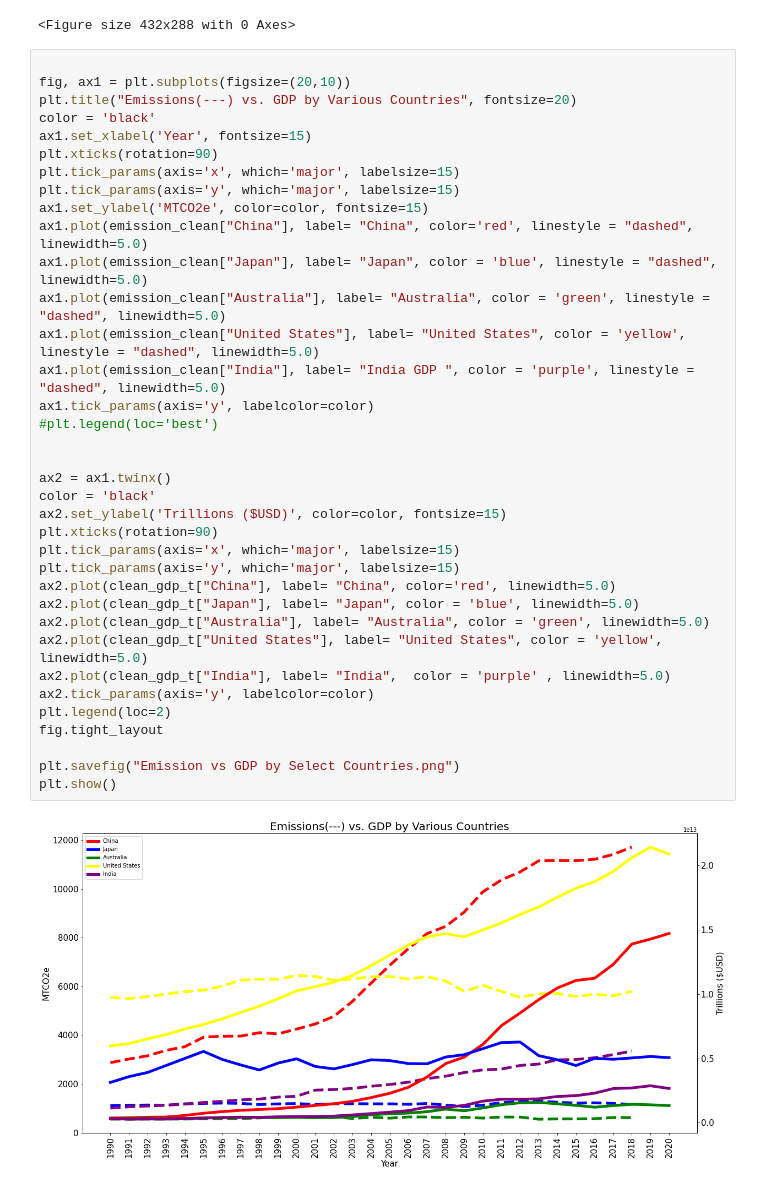
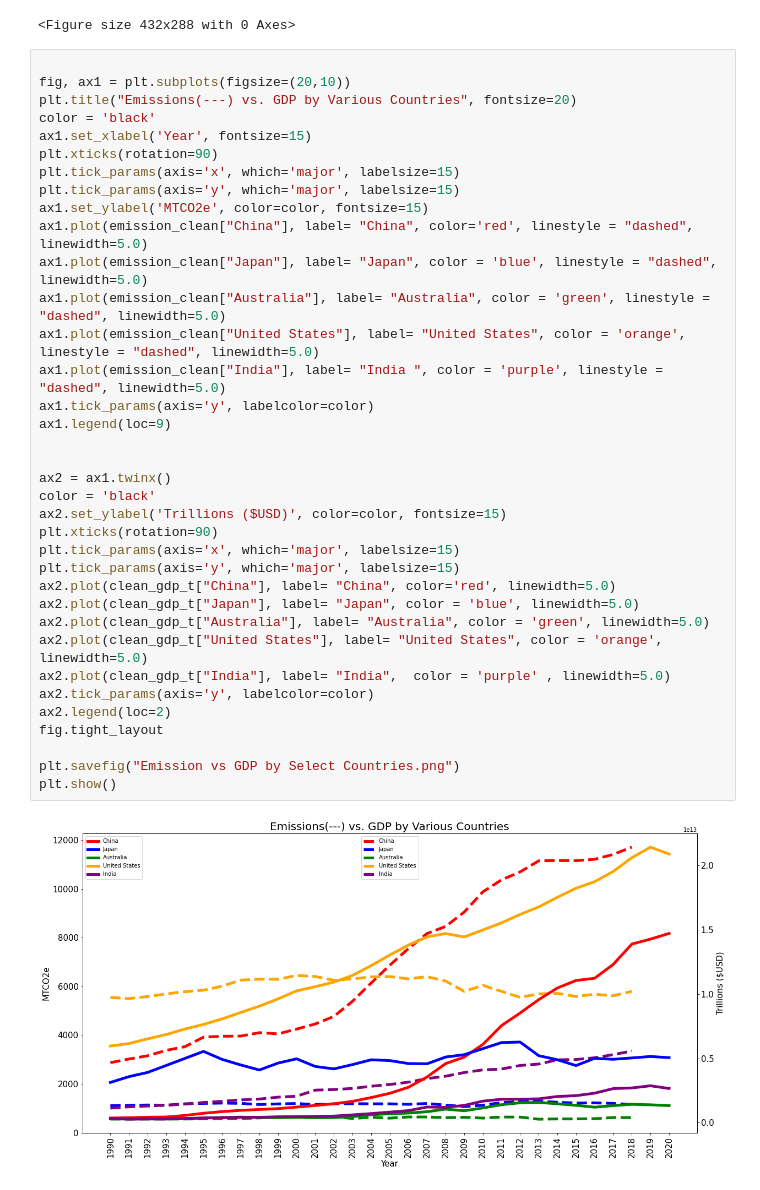
Before and after one commit to douglas-robertson/Project1, a Jupyter notebook: Data Files/Individual Country GDP vs. Emissions .ipynb, the cells around one changed output. Saved outputs shown, nothing was run; the diff lists cells and outputs as text.

```diff
--- a/Data Files/Individual Country GDP vs. Emissions .ipynb
+++ b/Data Files/Individual Country GDP vs. Emissions .ipynb
@@ -162,36 +162,36 @@ plt.savefig('5 Country Emisions Snapshot.png')
 fig, ax1 = plt.subplots(figsize=(20,10))
 plt.title("Emissions(---) vs. GDP by Various Countries", fontsize=20)
 color = 'black'
 ax1.set_xlabel('Year', fontsize=15)
 plt.xticks(rotation=90)
 plt.tick_params(axis='x', which='major', labelsize=15)
 plt.tick_params(axis='y', which='major', labelsize=15)
 ax1.set_ylabel('MTCO2e', color=color, fontsize=15)
 ax1.plot(emission_clean["China"], label= "China", color='red', linestyle = "dashed", linewidth=5.0)
 ax1.plot(emission_clean["Japan"], label= "Japan", color = 'blue', linestyle = "dashed", linewidth=5.0)
 ax1.plot(emission_clean["Australia"], label= "Australia", color = 'green', linestyle = "dashed", linewidth=5.0)
-ax1.plot(emission_clean["United States"], label= "United States", color = 'yellow', linestyle = "dashed", linewidth=5.0)
-ax1.plot(emission_clean["India"], label= "India GDP ", color = 'purple', linestyle = "dashed", linewidth=5.0)
+ax1.plot(emission_clean["United States"], label= "United States", color = 'orange', linestyle = "dashed", linewidth=5.0)
+ax1.plot(emission_clean["India"], label= "India ", color = 'purple', linestyle = "dashed", linewidth=5.0)
 ax1.tick_params(axis='y', labelcolor=color)
-#plt.legend(loc='best')
+ax1.legend(loc=9)
 
 
 ax2 = ax1.twinx()
 color = 'black'
 ax2.set_ylabel('Trillions ($USD)', color=color, fontsize=15)
 plt.xticks(rotation=90)
 plt.tick_params(axis='x', which='major', labelsize=15)
 plt.tick_params(axis='y', which='major', labelsize=15)
 ax2.plot(clean_gdp_t["China"], label= "China", color='red', linewidth=5.0)
 ax2.plot(clean_gdp_t["Japan"], label= "Japan", color = 'blue', linewidth=5.0)
 ax2.plot(clean_gdp_t["Australia"], label= "Australia", color = 'green', linewidth=5.0)
-ax2.plot(clean_gdp_t["United States"], label= "United States", color = 'yellow', linewidth=5.0)
+ax2.plot(clean_gdp_t["United States"], label= "United States", color = 'orange', linewidth=5.0)
 ax2.plot(clean_gdp_t["India"], label= "India",  color = 'purple' , linewidth=5.0)
 ax2.tick_params(axis='y', labelcolor=color)
-plt.legend(loc=2)
+ax2.legend(loc=2)
 fig.tight_layout
 
 plt.savefig("Emission vs GDP by Select Countries.png")
 plt.show()
 # %% [output]
-[figure, old version]
+[figure, new version]
```
Also changed, not shown: parts of 1 cell of this notebook, 1 other file.
